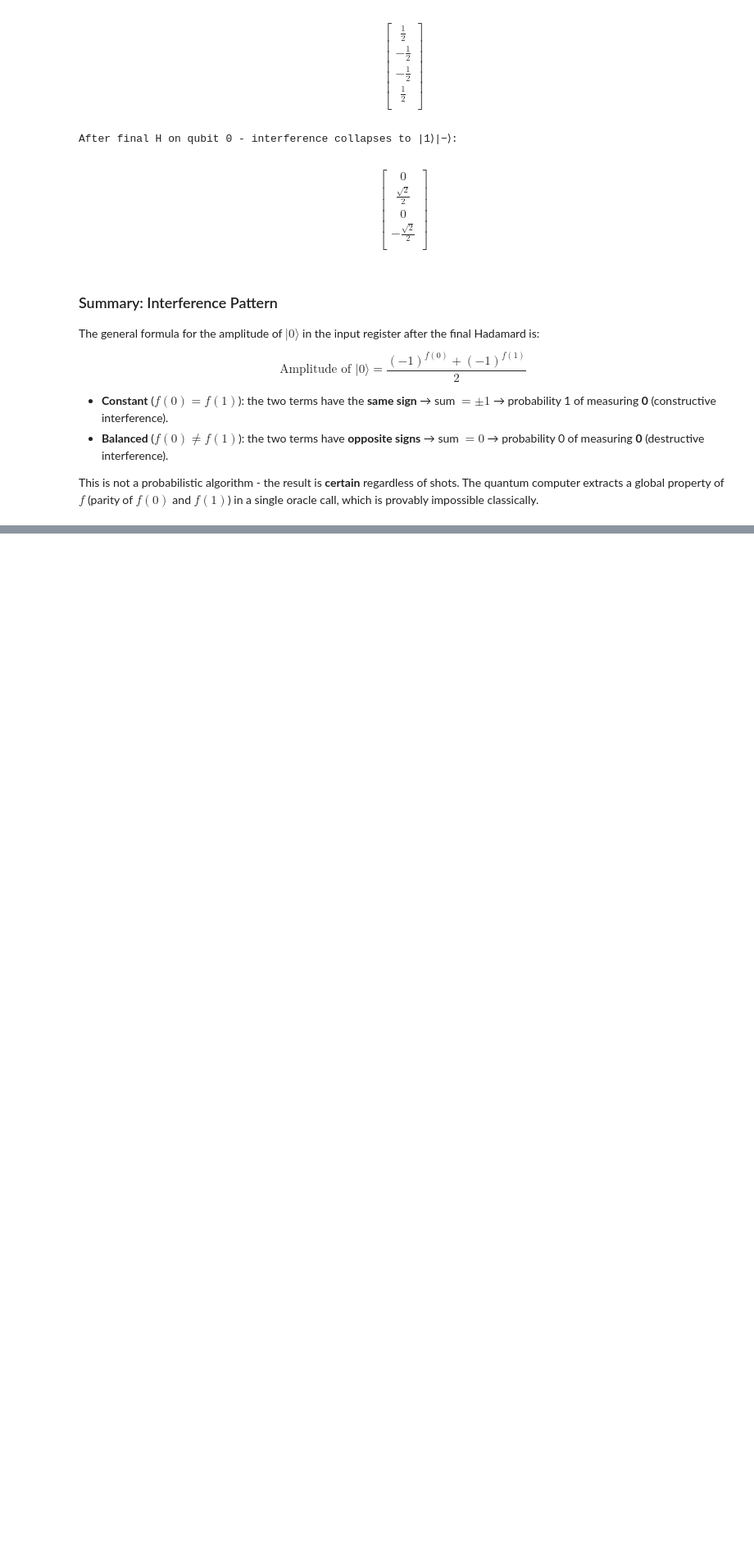
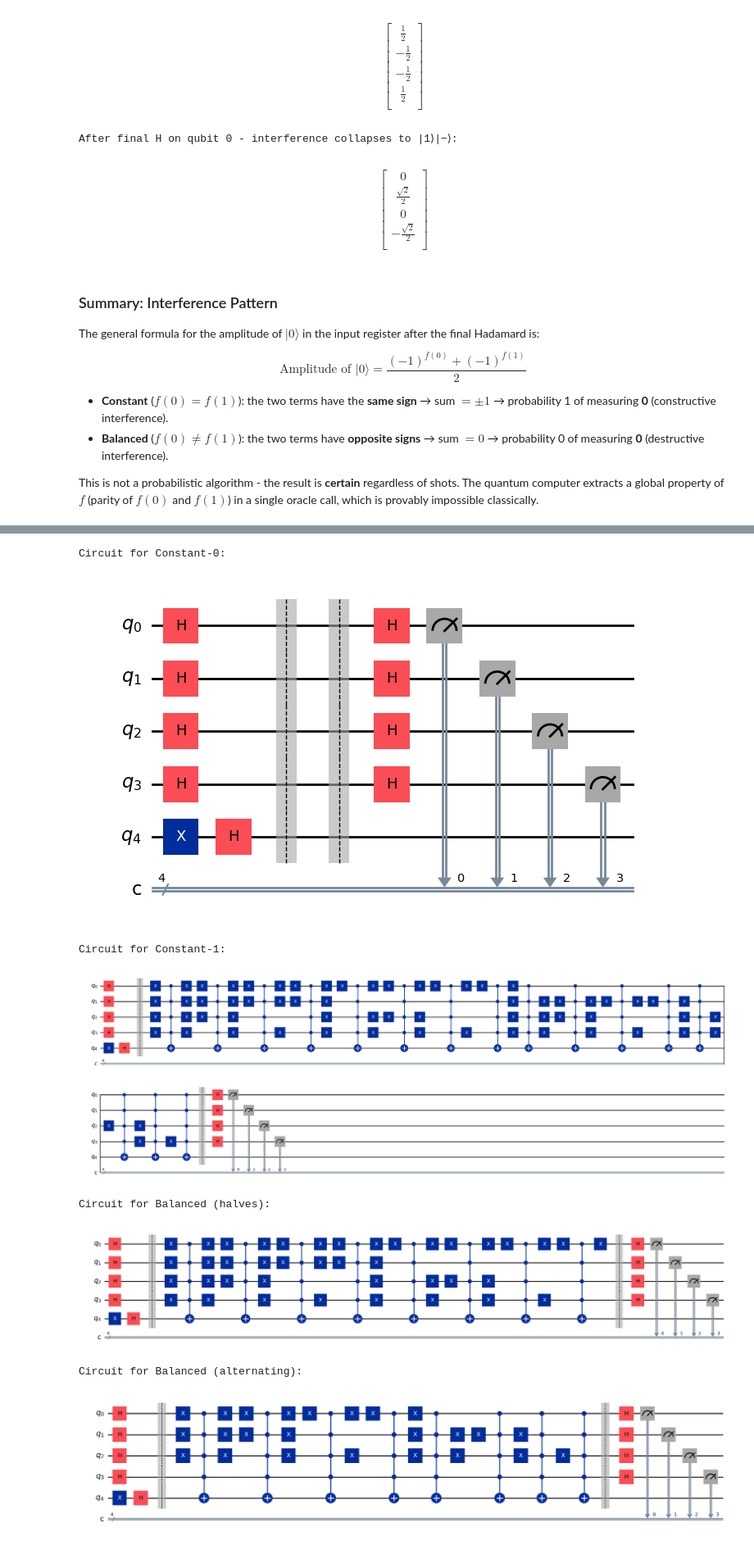
Before and after one commit to ViktorKobylka/emerging_technologies_g00425163, a Jupyter notebook: problems.ipynb, the cells around one changed output, grey strips where cells are left out. Shown at 82% size. Saved outputs shown, nothing was run; the diff lists cells and outputs as text; code cells hidden in the pictures; blank space fills up the shorter version.

Commit message:
Add Deutsch-Jozsa algorithm for four-bit functions with full verification

```diff
--- a/problems.ipynb
+++ b/problems.ipynb
@@ -713,0 +913,18 @@ This is not a probabilistic algorithm - the result is **certain** regardless of
+# %%
+# Verify each test function classically before running the quantum algorithm.
+test_functions = [
+    (const_zero,          'Constant-0',         'constant'),
+    (const_one,           'Constant-1',         'constant'),
+    (balanced_first_half, 'Balanced (halves)',   'balanced'),
+    (balanced_alternating,'Balanced (alternating)', 'balanced'),
+]
+
+print("Classical verification of test functions:")
+print(f"{'Name':<28} {'Ones count':>12} {'Type':>10}")
+print("-" * 55)
+for func, name, expected in test_functions:
+    outs = [func(*inp) for inp in all_inputs_4]
+    ones = sum(outs)
+    vtype = 'constant' if ones in (0, 16) else 'balanced'
+    match = '✓' if vtype == expected else '✗'
+    print(f"{name:<28} {ones:>12} {vtype:>10}  {match}")
@@ -713,0 +941,16 @@ This is not a probabilistic algorithm - the result is **certain** regardless of
+# %%
+# Draw the Deutsch-Jozsa circuit for each test function.
+for func, name, expected in test_functions:
+    qc = build_deutsch_jozsa_circuit(func)
+    print(f"Circuit for {name}:")
+    display(qc.draw(output='mpl', fold=40))
+    print()
+# %% [output]
+Circuit for Constant-0:
+[figure, added]
+Circuit for Constant-1:
+[figure, added]
+Circuit for Balanced (halves):
+[figure, added]
+Circuit for Balanced (alternating):
+[figure, added]
```
Also changed, not shown: parts of 11 cells of this notebook.
